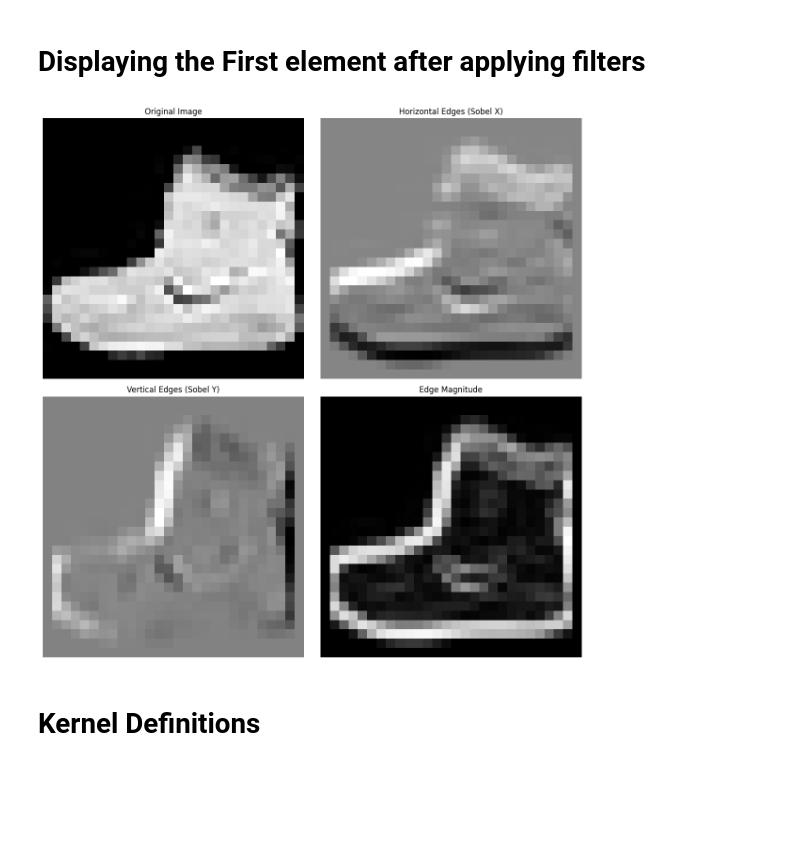
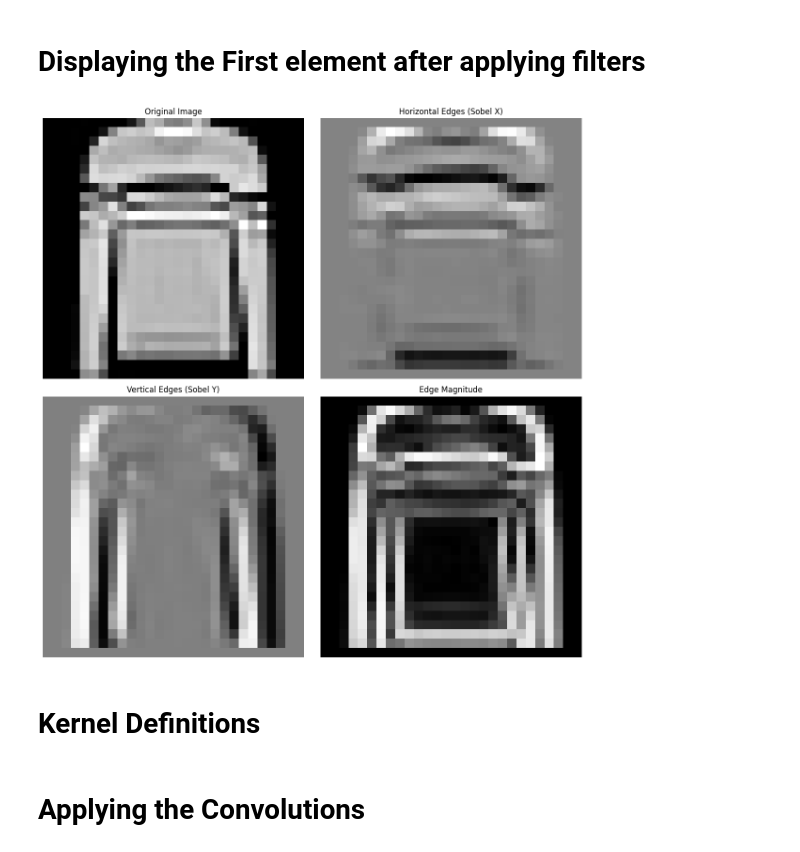
Before and after one commit to PerepaMoorty/Neural-Networks-Unleased, a Jupyter notebook: Main Content/Assignment - Week 2/Assignment_2.ipynb, the cells around one changed output. Drawn from its saved outputs; the diff is of its cells as text; code cells hidden in the pictures; blank space fills up the shorter version.

```diff
--- a/Main Content/Assignment - Week 2/Assignment_2.ipynb
+++ b/Main Content/Assignment - Week 2/Assignment_2.ipynb
@@ -105,10 +105,10 @@ gradient_x, gradient_y, gradient_magnitude = apply_sobel_filter(train_image_data
 # Displaying the First element after applying filters
 # %%
 # Displaying the Results after applying the filters
-
-display_results(train_image_data[0], gradient_x[0], gradient_y[0], gradient_magnitude[0])
+data_index = 5
+display_results(train_image_data[data_index], gradient_x[data_index], gradient_y[data_index], gradient_magnitude[data_index])
 # %% [output]
-[figure, old version]
+[figure, new version]
 # %% [markdown]
 # Kernel Definitions
 # %%
@@ -125,3 +125,5 @@ kernels = {
     ]),
     'Blur': (1/9) * np.ones((3, 3))
 }
+# %% [markdown]
+# Applying the Convolutions
```
Also changed, not shown: parts of 2 cells of this notebook.
